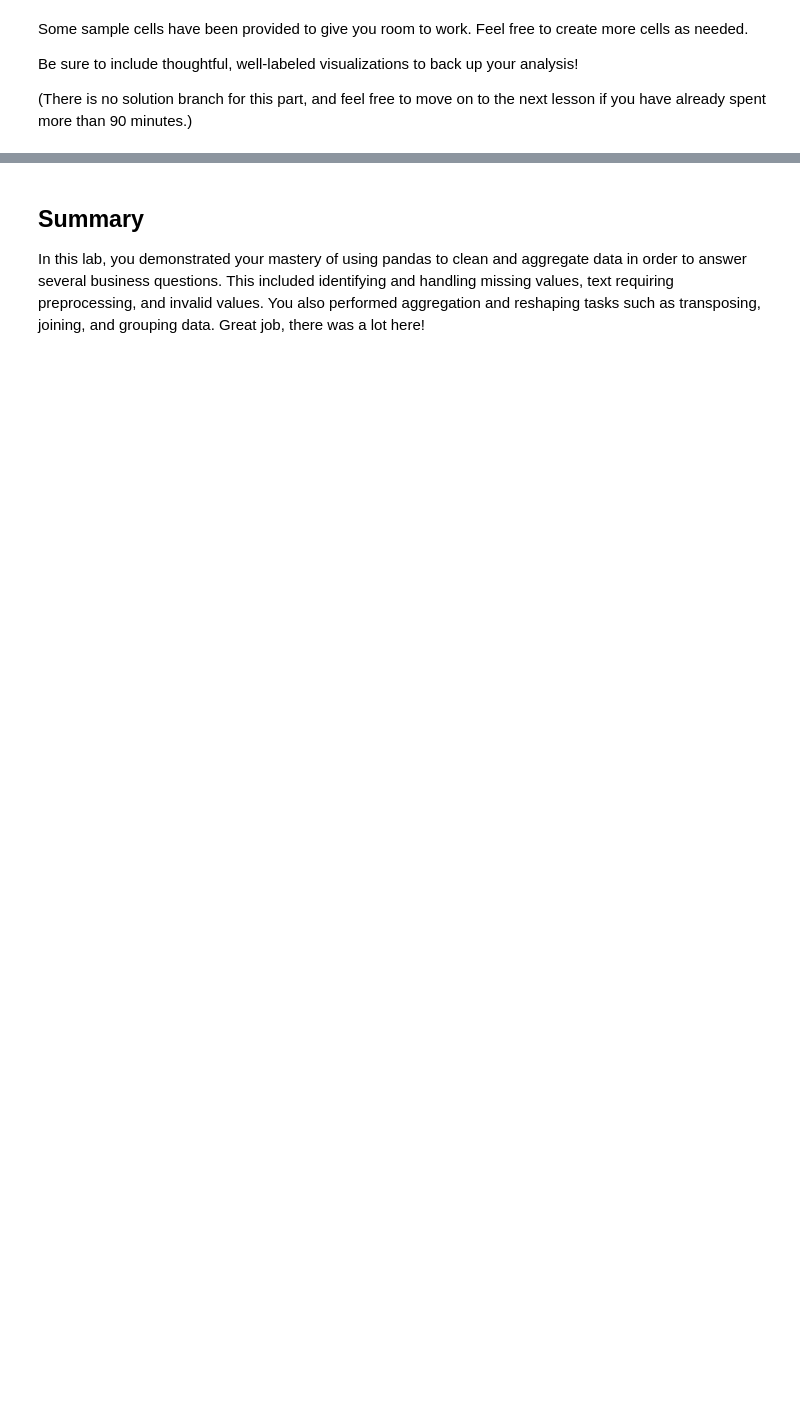
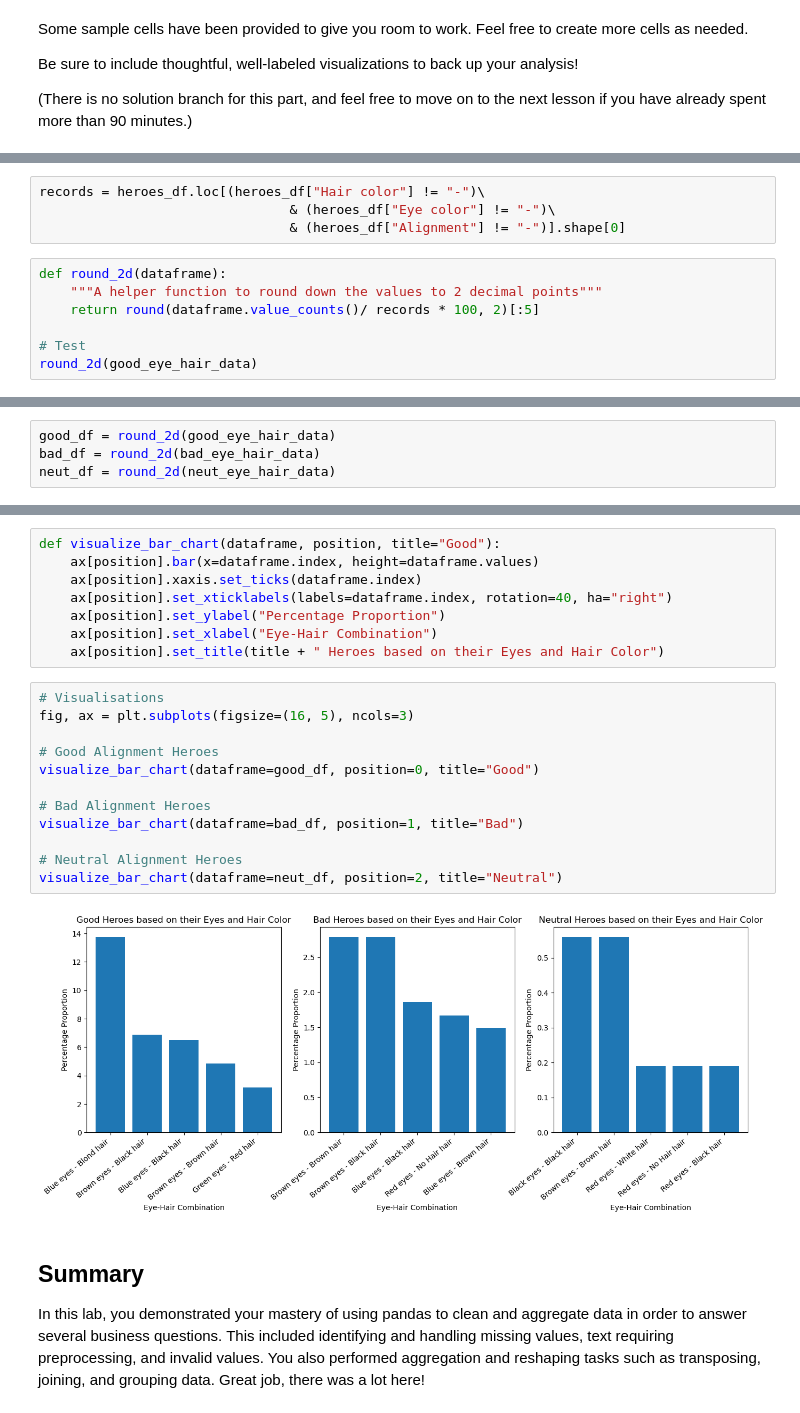
Before and after one commit to whareverr/dsc-pandas-data-cleaning-lab, a Jupyter notebook: index.ipynb, the cells around one changed output, grey strips where cells are left out. Cells and saved outputs as stored; diff of their text form; blank space fills up the shorter version.

```diff
--- a/index.ipynb
+++ b/index.ipynb
@@ -757,0 +985,11 @@ Be sure to include thoughtful, well-labeled visualizations to back up your analy
+# %%
+records = heroes_df.loc[(heroes_df["Hair color"] != "-")\
+                                & (heroes_df["Eye color"] != "-")\
+                                & (heroes_df["Alignment"] != "-")].shape[0]
+# %%
+def round_2d(dataframe):
+    """A helper function to round down the values to 2 decimal points"""
+    return round(dataframe.value_counts()/ records * 100, 2)[:5]
+
+# Test
+round_2d(good_eye_hair_data)
@@ -757,0 +1004,4 @@ Be sure to include thoughtful, well-labeled visualizations to back up your analy
+# %%
+good_df = round_2d(good_eye_hair_data)
+bad_df = round_2d(bad_eye_hair_data)
+neut_df = round_2d(neut_eye_hair_data)
@@ -758,3 +1027,25 @@ Be sure to include thoughtful, well-labeled visualizations to back up your analy
+# %%
+def visualize_bar_chart(dataframe, position, title="Good"):
+    ax[position].bar(x=dataframe.index, height=dataframe.values)
+    ax[position].xaxis.set_ticks(dataframe.index)
+    ax[position].set_xticklabels(labels=dataframe.index, rotation=40, ha="right")
+    ax[position].set_ylabel("Percentage Proportion")
+    ax[position].set_xlabel("Eye-Hair Combination")
+    ax[position].set_title(title + " Heroes based on their Eyes and Hair Color")
+# %%
+# Visualisations
+fig, ax = plt.subplots(figsize=(16, 5), ncols=3)
+
+# Good Alignment Heroes
+visualize_bar_chart(dataframe=good_df, position=0, title="Good")
+
+# Bad Alignment Heroes
+visualize_bar_chart(dataframe=bad_df, position=1, title="Bad")
+
+# Neutral Alignment Heroes
+visualize_bar_chart(dataframe=neut_df, position=2, title="Neutral")
+# %% [output]
+[figure, added]
 # %% [markdown]
 ## Summary
 
```
Also changed, not shown: parts of 25 cells of this notebook.
